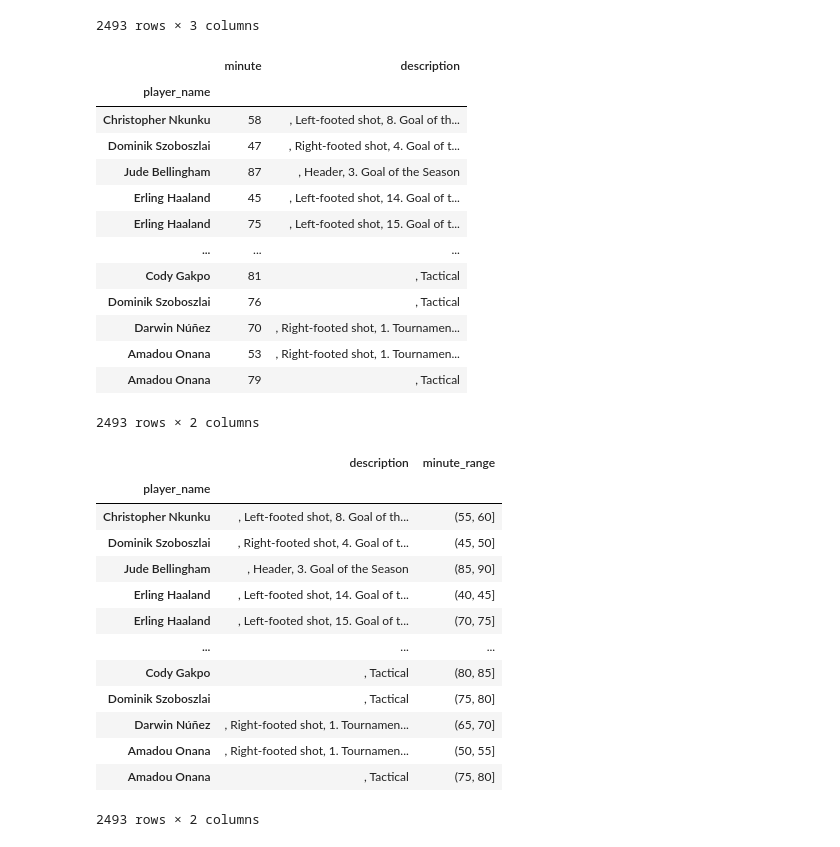
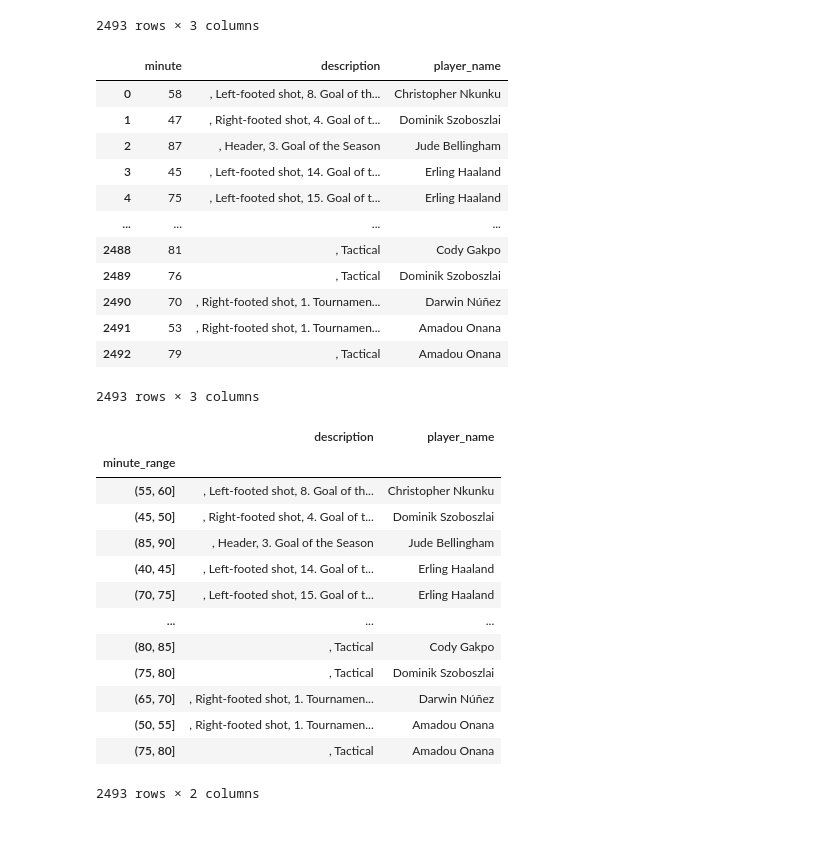
Before and after one commit to Marco-Skiavone/ium_dataset_processor, a Jupyter notebook: temp_file_for_testing_2.ipynb, the cells around one changed output. Cells and saved outputs as stored; diff of their text form; code cells hidden in the pictures.

```diff
--- a/temp_file_for_testing_2.ipynb
+++ b/temp_file_for_testing_2.ipynb
@@ -86,43 +86,42 @@ top_payed_game_events
 2493 rows × 3 columns
 # %%
 #sostituire player_id con il nome dei player
-top_payed_game_events = pd.merge(top_payed_game_events, players_names, on='player_id', how='left').drop(columns=['player_id']).set_index('player_name')
+top_payed_game_events = pd.merge(top_payed_game_events, players_names, on='player_id', how='left').drop(columns=['player_id'])
 top_payed_game_events
 # %% [output]
-|  | minute | description |
-| player_name |  |  |
-| Christopher Nkunku | 58 | , Left-footed shot, 8. Goal of th... |
-| Dominik Szoboszlai | 47 | , Right-footed shot, 4. Goal of t... |
-| Jude Bellingham | 87 | , Header, 3. Goal of the Season |
-| Erling Haaland | 45 | , Left-footed shot, 14. Goal of t... |
-| Erling Haaland | 75 | , Left-footed shot, 15. Goal of t... |
-| ... | ... | ... |
-| Cody Gakpo | 81 | , Tactical |
-| Dominik Szoboszlai | 76 | , Tactical |
-| Darwin Núñez | 70 | , Right-footed shot, 1. Tournamen... |
-| Amadou Onana | 53 | , Right-footed shot, 1. Tournamen... |
-| Amadou Onana | 79 | , Tactical |
+|  | minute | description | player_name |
+| 0 | 58 | , Left-footed shot, 8. Goal of th... | Christopher Nkunku |
+| 1 | 47 | , Right-footed shot, 4. Goal of t... | Dominik Szoboszlai |
+| 2 | 87 | , Header, 3. Goal of the Season | Jude Bellingham |
+| 3 | 45 | , Left-footed shot, 14. Goal of t... | Erling Haaland |
+| 4 | 75 | , Left-footed shot, 15. Goal of t... | Erling Haaland |
+| ... | ... | ... | ... |
+| 2488 | 81 | , Tactical | Cody Gakpo |
+| 2489 | 76 | , Tactical | Dominik Szoboszlai |
+| 2490 | 70 | , Right-footed shot, 1. Tournamen... | Darwin Núñez |
+| 2491 | 53 | , Right-footed shot, 1. Tournamen... | Amadou Onana |
+| 2492 | 79 | , Tactical | Amadou Onana |
-2493 rows × 2 columns
+2493 rows × 3 columns
 # %%
 # creating minute range!!!
 bins = [0, 5, 10, 15, 20, 25, 30, 35, 40, 45, 50, 55, 60, 65, 70, 75, 80, 85, 90]  # 90 is for the goals occurred after the 90th minute
 #bins = [0, 10, 20, 30, 40, 50, 60, 70, 80, 90]  # 90 is for the goals occurred after the 90th minute
 top_payed_game_events.loc[:, 'minute_range'] = pd.cut(top_payed_game_events['minute'], bins=bins)
 
-restricted_top_payed_game_events = top_payed_game_events.drop(columns=['minute'])
+restricted_top_payed_game_events = top_payed_game_events.drop(columns=['minute']).set_index('minute_range')
 restricted_top_payed_game_events
 # %% [output]
-|  | description | minute_range |
-| player_name |  |  |
-| Christopher Nkunku | , Left-footed shot, 8. Goal of th... | (55, 60] |
-| Dominik Szoboszlai | , Right-footed shot, 4. Goal of t... | (45, 50] |
-| Jude Bellingham | , Header, 3. Goal of the Season | (85, 90] |
-| Erling Haaland | , Left-footed shot, 14. Goal of t... | (40, 45] |
-| Erling Haaland | , Left-footed shot, 15. Goal of t... | (70, 75] |
+|  | description | player_name |
+| minute_range |  |  |
+| (55, 60] | , Left-footed shot, 8. Goal of th... | Christopher Nkunku |
+| (45, 50] | , Right-footed shot, 4. Goal of t... | Dominik Szoboszlai |
+| (85, 90] | , Header, 3. Goal of the Season | Jude Bellingham |
+| (40, 45] | , Left-footed shot, 14. Goal of t... | Erling Haaland |
+| (70, 75] | , Left-footed shot, 15. Goal of t... | Erling Haaland |
 | ... | ... | ... |
-| Cody Gakpo | , Tactical | (80, 85] |
-| Dominik Szoboszlai | , Tactical | (75, 80] |
-| Darwin Núñez | , Right-footed shot, 1. Tournamen... | (65, 70] |
-| Amadou Onana | , Right-footed shot, 1. Tournamen... | (50, 55] |
-| Amadou Onana | , Tactical | (75, 80] |
+| (80, 85] | , Tactical | Cody Gakpo |
+| (75, 80] | , Tactical | Dominik Szoboszlai |
+| (65, 70] | , Right-footed shot, 1. Tournamen... | Darwin Núñez |
+| (50, 55] | , Right-footed shot, 1. Tournamen... | Amadou Onana |
+| (75, 80] | , Tactical | Amadou Onana |
 2493 rows × 2 columns
```
